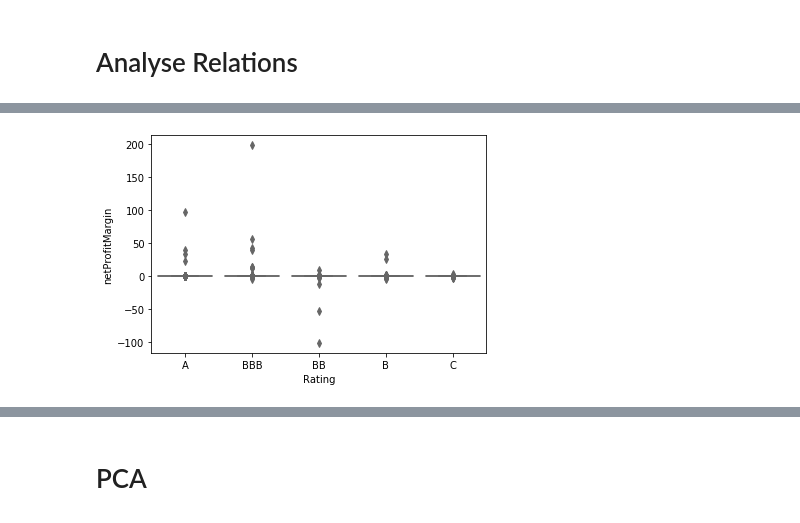
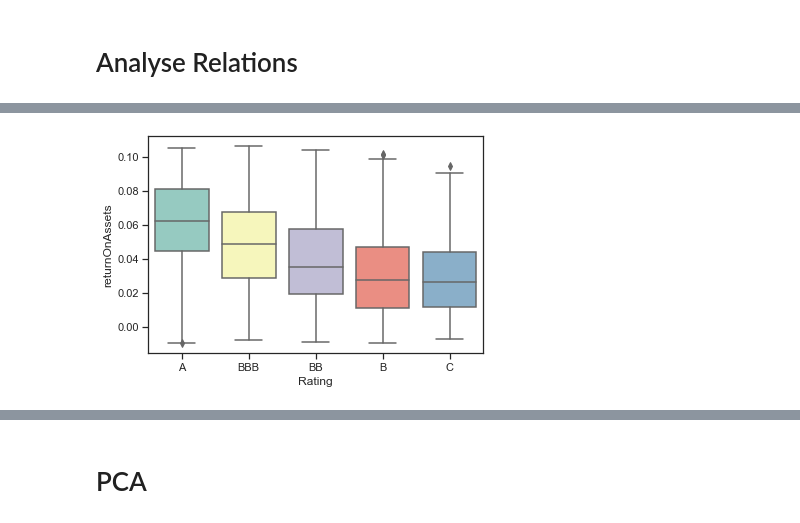
Before and after one commit to Agewerc/ML-Finance, a Jupyter notebook: corporateCreditRatingPrediction.ipynb, the cells around one changed output, grey strips where cells are left out. Saved outputs shown, nothing was run; the diff lists cells and outputs as text; code cells hidden in the pictures.

Commit message:
Boxplot Analysis

```diff
--- a/corporateCreditRatingPrediction.ipynb
+++ b/corporateCreditRatingPrediction.ipynb
@@ -198,9 +198,9 @@ df_rating.groupby('Rating').mean()
 # %%
 import seaborn as sns
 
 # ax = sns.boxplot(x=df_rating.Rating, y=df_rating.currentRatio,palette="Set3")
 # ax = sns.boxplot(x=df_rating.Rating, y=df_rating.quickRatio,palette="Set3")
 # ax = sns.boxplot(x=df_rating.Rating, y=df_rating.daysOfSalesOutstanding,palette="Set3")
-ax = sns.boxplot(x=df_rating.Rating, y=df_rating.netProfitMargin,palette="Set3")
+ax = sns.boxplot(x=df_rating.Rating, y=df_rating.returnOnAssets,palette="Set3")
 # %% [output]
-[figure, old version]
+[figure, new version]
```
Also changed, not shown: parts of 11 cells of this notebook.
